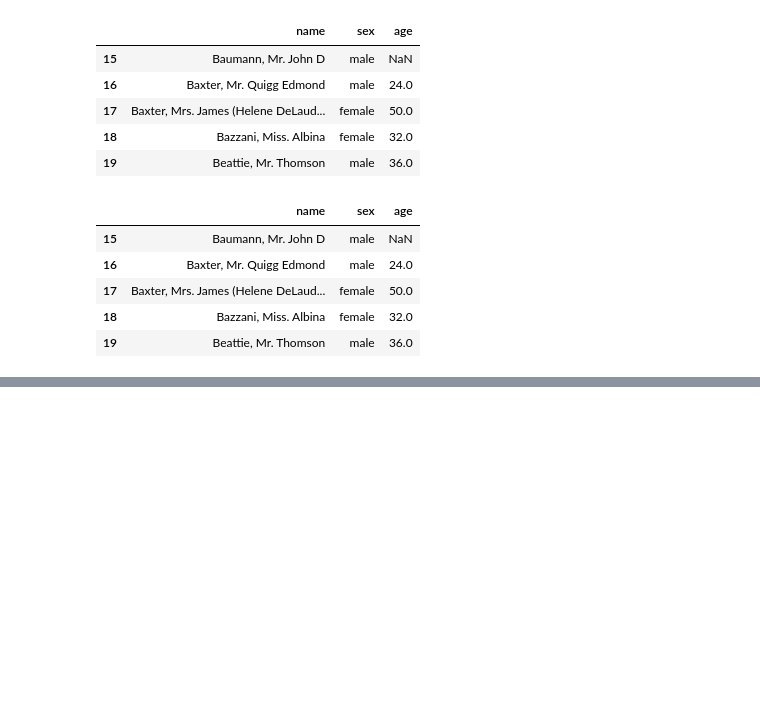
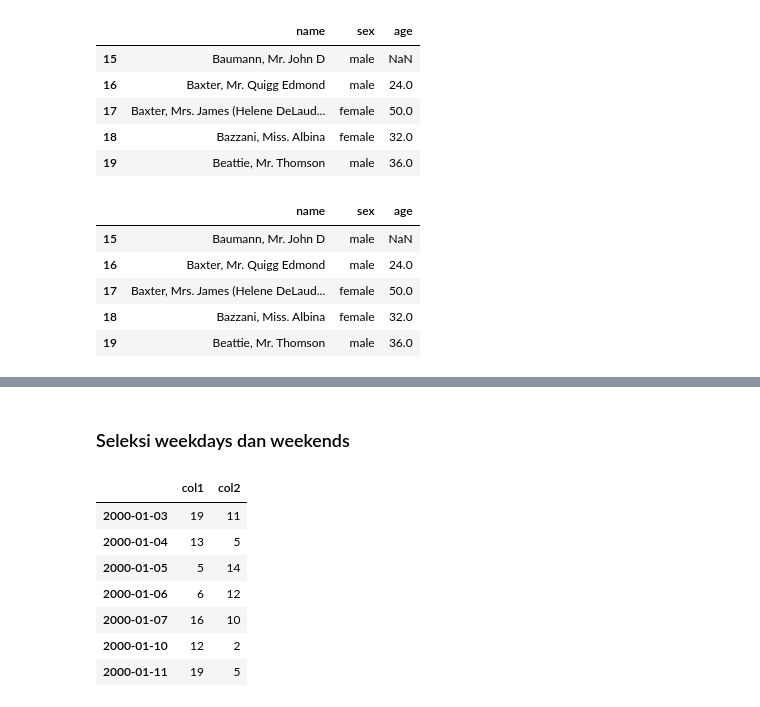
Before and after one commit to boedybios/pandas_tricks, a Jupyter notebook: pandas_tricks.ipynb, the cells around one changed output, grey strips where cells are left out. Cells and saved outputs as stored; diff of their text form; code cells hidden in the pictures; blank space fills up the shorter version.

```diff
--- a/pandas_tricks.ipynb
+++ b/pandas_tricks.ipynb
@@ -2975,0 +3015,14 @@ df.loc[:, 'name':'age'].iloc[15:20, :]
+# %% [markdown]
+### Seleksi weekdays dan weekends
+# %%
+weekdays_df = df[df.index.dayofweek.isin([0, 1, 2, 3, 4])]
+weekdays_df.head(7)
+# %% [output]
+|  | col1 | col2 |
+| 2000-01-03 | 19 | 11 |
+| 2000-01-04 | 13 | 5 |
+| 2000-01-05 | 5 | 14 |
+| 2000-01-06 | 6 | 12 |
+| 2000-01-07 | 16 | 10 |
+| 2000-01-10 | 12 | 2 |
+| 2000-01-11 | 19 | 5 |
```
Also changed, not shown: parts of 92 cells of this notebook.
